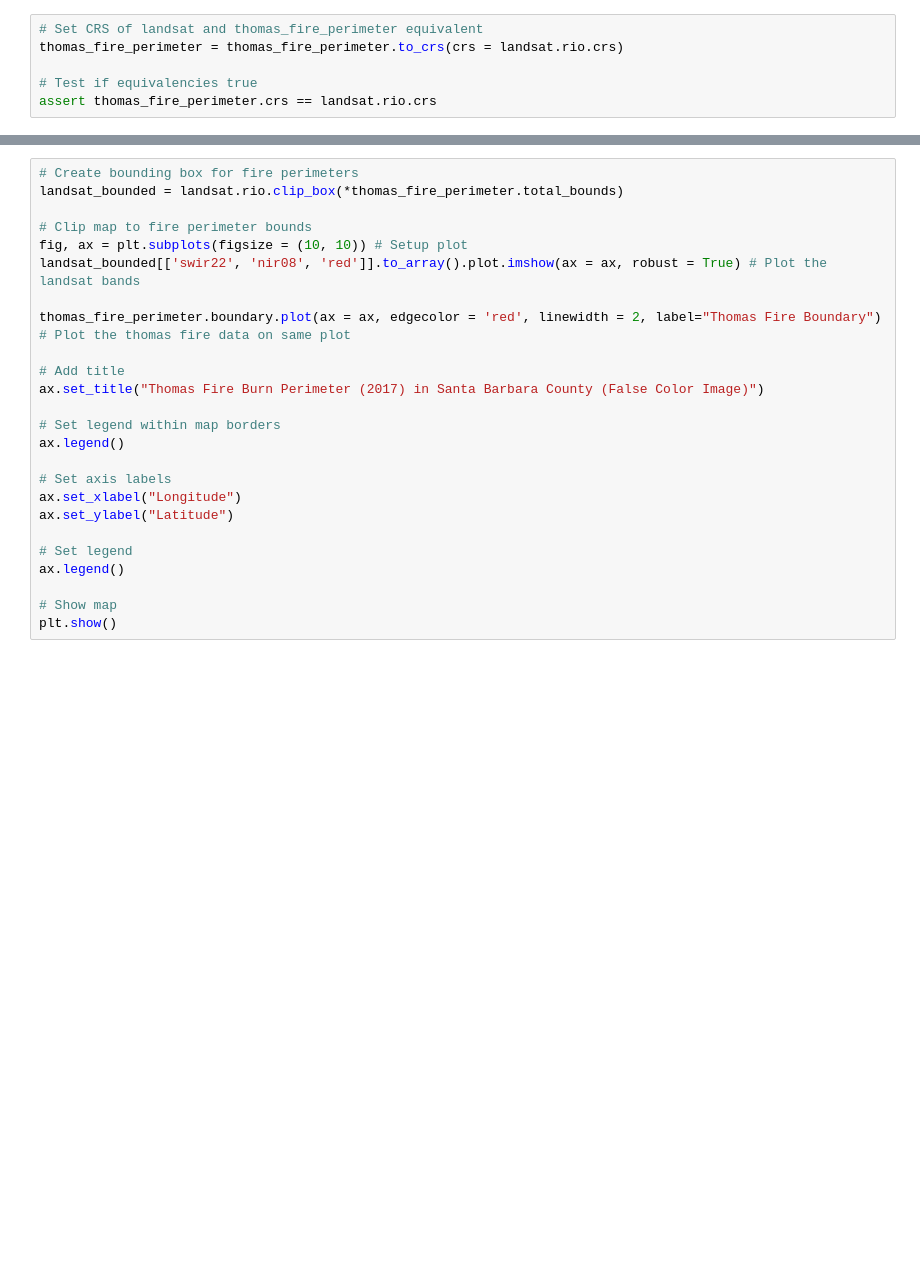
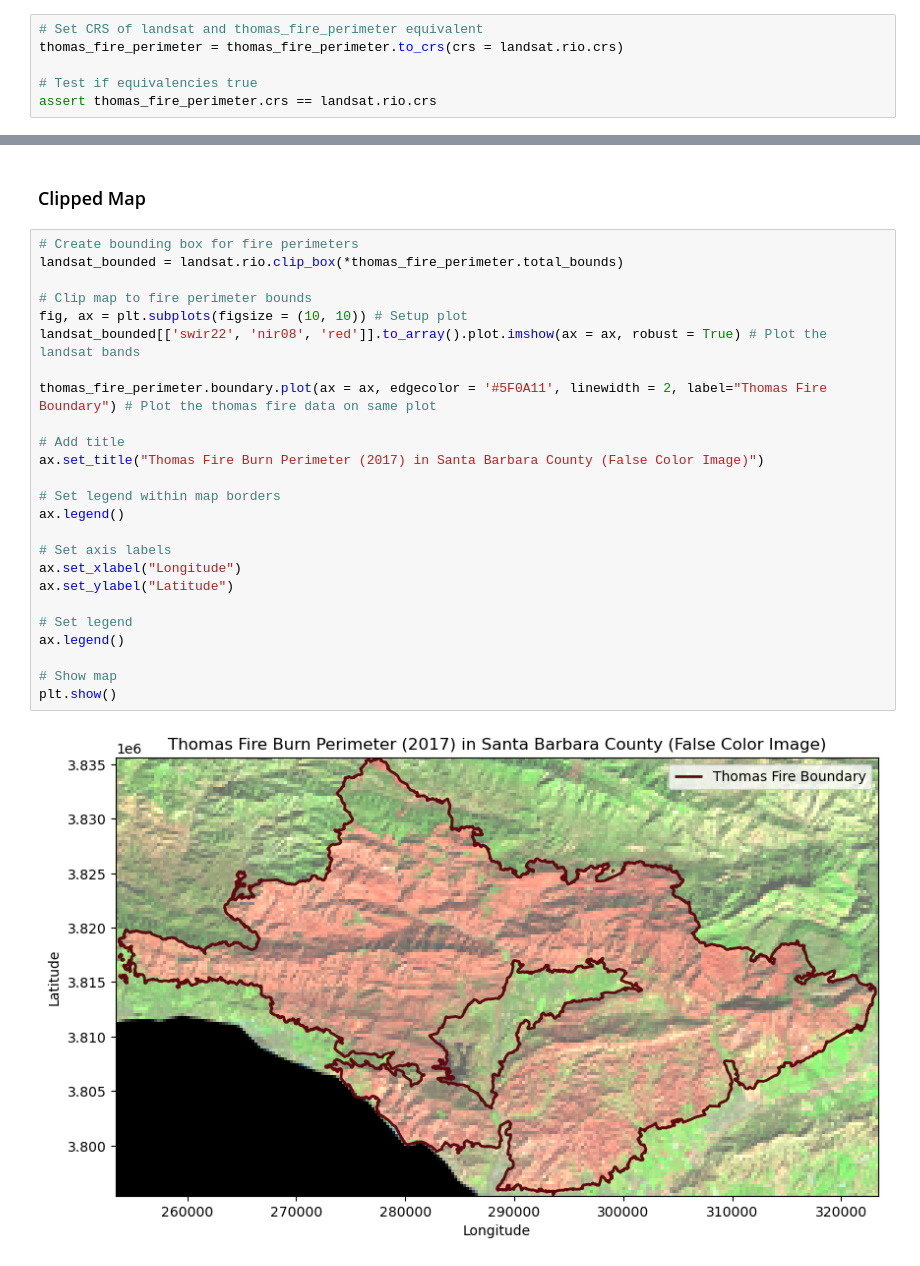
Before and after one commit to nmoraescommit/eds220-hw4, a Jupyter notebook: hwk4-task2-false-color-MORAES.ipynb, the cells around one changed output, grey strips where cells are left out. Drawn from its saved outputs; the diff is of its cells as text; blank space fills up the shorter version.

```diff
--- a/hwk4-task2-false-color-MORAES.ipynb
+++ b/hwk4-task2-false-color-MORAES.ipynb
@@ -220,28 +234,32 @@ plt.show()
+# %% [markdown]
+### Clipped Map
 # %%
 # Create bounding box for fire perimeters
 landsat_bounded = landsat.rio.clip_box(*thomas_fire_perimeter.total_bounds)
 
 # Clip map to fire perimeter bounds
 fig, ax = plt.subplots(figsize = (10, 10)) # Setup plot
 landsat_bounded[['swir22', 'nir08', 'red']].to_array().plot.imshow(ax = ax, robust = True) # Plot the landsat bands
 
-thomas_fire_perimeter.boundary.plot(ax = ax, edgecolor = 'red', linewidth = 2, label="Thomas Fire Boundary") # Plot the thomas fire data on same plot
+thomas_fire_perimeter.boundary.plot(ax = ax, edgecolor = '#5F0A11', linewidth = 2, label="Thomas Fire Boundary") # Plot the thomas fire data on same plot
 
 # Add title
 ax.set_title("Thomas Fire Burn Perimeter (2017) in Santa Barbara County (False Color Image)")
 
 # Set legend within map borders
 ax.legend()
 
 # Set axis labels
 ax.set_xlabel("Longitude")
 ax.set_ylabel("Latitude")
 
 # Set legend
 ax.legend()
 
 # Show map
 plt.show()
+# %% [output]
+[figure, added]
 # %% [markdown]
 #### Map Description
 
```
Also changed, not shown: parts of 15 cells of this notebook, 1 other file.
